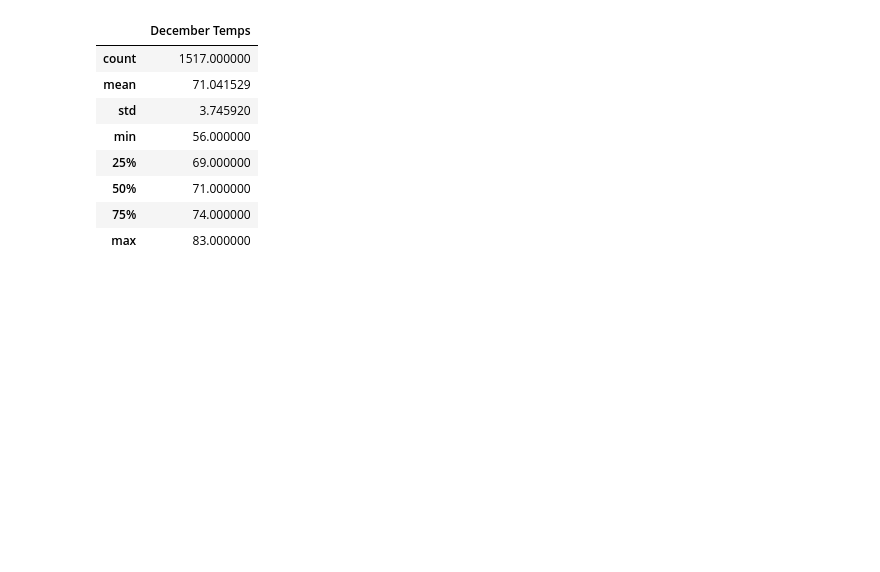
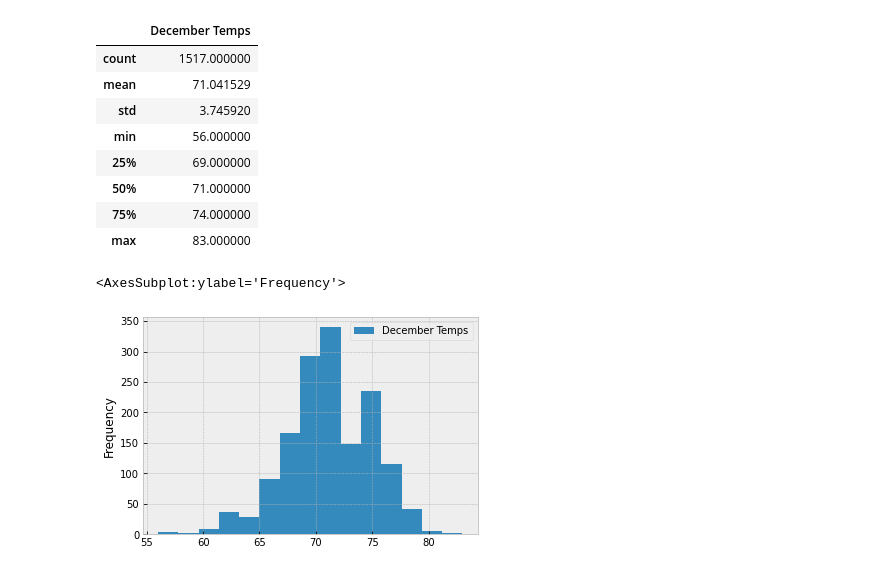
Before and after one commit to ashwinihegde28/surfs_up, a Jupyter notebook: SurfsUp_Challenge.ipynb, the cells around one changed output. Cells and saved outputs as stored; diff of their text form; code cells hidden in the pictures; blank space fills up the shorter version.

```diff
--- a/SurfsUp_Challenge.ipynb
+++ b/SurfsUp_Challenge.ipynb
@@ -184,3 +194,8 @@ dec_temp_df.describe()
 | 50% | 71.000000 |
 | 75% | 74.000000 |
 | max | 83.000000 |
+# %%
+dec_temp_df.plot.hist(bins=15)
+# %% [output]
+<AxesSubplot:ylabel='Frequency'>
+[figure, added]
```
Also changed, not shown: parts of 5 cells of this notebook, 1 other file.
